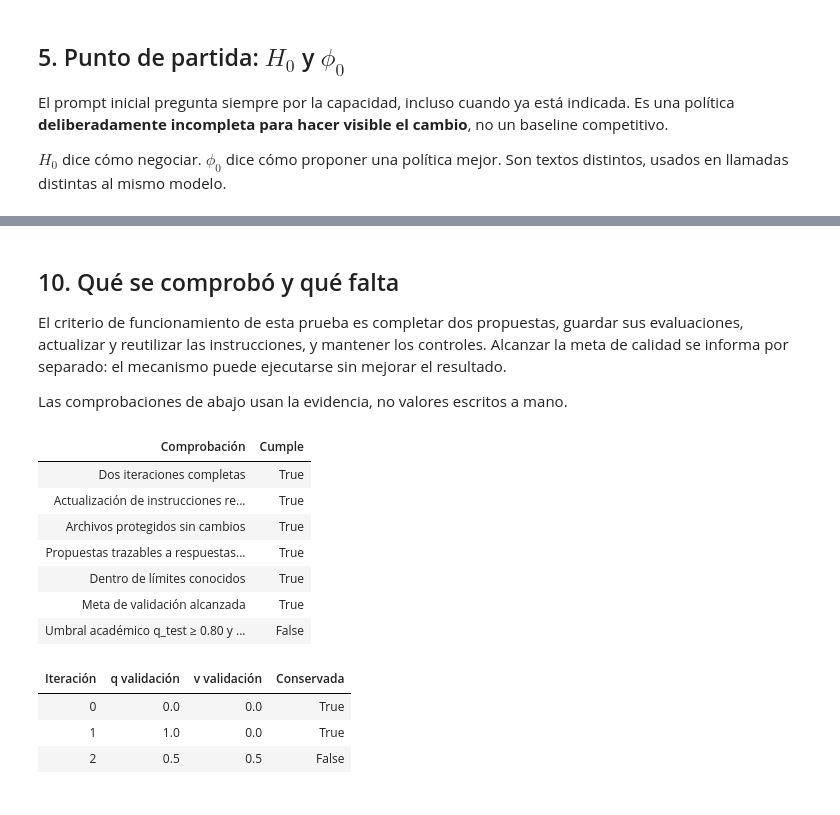
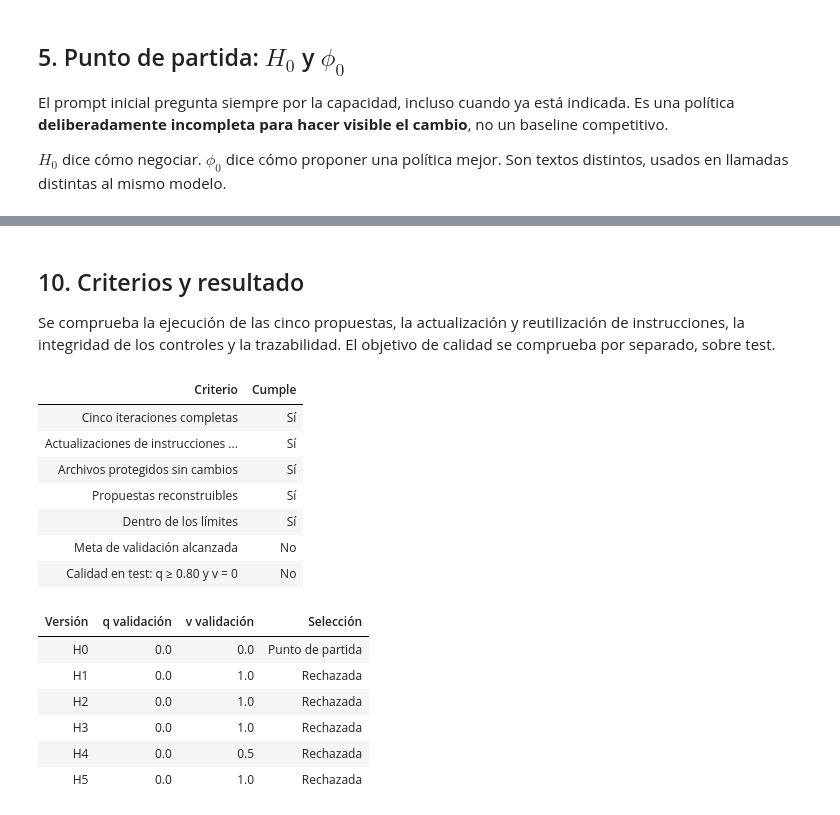
Before and after one commit to jairzinhosantos/thinking-harness, a Jupyter notebook: research/cases/case-0003-debt-negotiation/harness-smoke-test.ipynb, the cells around one changed output, grey strips where cells are left out. Cells and saved outputs as stored; diff of their text form; code cells hidden in the pictures.

Commit message:
research: clarify academic metrics and expand test 1 to five iterations

```diff
--- a/research/cases/case-0003-debt-negotiation/harness-smoke-test.ipynb
+++ b/research/cases/case-0003-debt-negotiation/harness-smoke-test.ipynb
@@ -18,8 +18,6 @@ Para una ejecución nueva, colocar `OPENAI_API_KEY` en el `.env` local del caso
 from pathlib import Path
 import sys
 import json
-import difflib
-from html import escape
 from IPython.display import display, Markdown, HTML
 
 LANGUAGE = 'es'
@@ -33,7 +31,7 @@ sys.path.insert(0, str(CASE / 'utils'))
 from harness_smoke_test import run, load_run, summarize
 from prompt_search import rule_check
 
-RUN_DIR = CASE / 'results/20261031T011555Z-smoke-c57a1a96'
+RUN_DIR = CASE / 'results/20261031T012822Z-smoke-6804549c'
 if RUN_LIVE:
     from dotenv import load_dotenv
     load_dotenv(CASE / '.env', override=False)
@@ -41,13 +39,13 @@ if RUN_LIVE:
 protocol, report = load_run(RUN_DIR)
 calls = [json.loads(line) for line in (RUN_DIR / 'calls.jsonl').read_text().splitlines()]
 
-def table(headers, rows):
-    head = ''.join('<th>' + escape(str(x)) + '</th>' for x in headers)
-    body = ''.join('<tr>' + ''.join('<td>' + escape(str(x)) + '</td>' for x in row) + '</tr>' for row in rows)
-    display(HTML('<table><thead><tr>' + head + '</tr></thead><tbody>' + body + '</tbody></table>'))
+from notebook_view import HarnessTestView, audit_harness_changes
+view = HarnessTestView()
+table = view.rows
 
-print('Protocolo:', report['protocol'])
-print('Ejecución:', report['run_id'])
-print('Estado:', report['status'])
-print('Modo:', 'API nueva' if RUN_LIVE else 'Lectura de evidencia real guardada')
+table(['Registro', 'Valor'], [
+    ['Protocolo', report['protocol']], ['Ejecución', report['run_id']],
+    ['Estado', 'Completada' if report['status'] == 'completed' else 'Detenida'],
+    ['Modo', 'API nueva' if RUN_LIVE else 'Lectura de evidencia guardada'],
+])
 # %% [output]
@@ -342,36 +389,39 @@ Costo reconstruido desde los tokens de API: 0.010418 USD
 # %% [markdown]
-## 10. Qué se comprobó y qué falta
+## 10. Criterios y resultado
 
-El criterio de funcionamiento de esta prueba es completar dos propuestas, guardar sus evaluaciones, actualizar y reutilizar las instrucciones, y mantener los controles. Alcanzar la meta de calidad se informa por separado: el mecanismo puede ejecutarse sin mejorar el resultado.
-
-Las comprobaciones de abajo usan la evidencia, no valores escritos a mano.
+Se comprueba la ejecución de las cinco propuestas, la actualización y reutilización de instrucciones, la integridad de los controles y la trazabilidad. El objetivo de calidad se comprueba por separado, sobre test.
 # %%
 checks = [
-    ['Dos iteraciones completas', report['status'] == 'completed' and len(report['rounds']) == 3],
-    ['Actualización de instrucciones reutilizada', report['N_uso'] >= 1],
+    ['Cinco iteraciones completas', report['status'] == 'completed' and len(report['rounds']) == 6],
+    ['Actualizaciones de instrucciones reutilizadas', report['N_uso'] >= 1],
     ['Archivos protegidos sin cambios', report['V_prot'] == 0],
-    ['Propuestas trazables a respuestas de API', rho == 1],
-    ['Dentro de límites conocidos', not report['usage']['uncertain']
+    ['Propuestas reconstruibles', rho == 1],
+    ['Dentro de los límites', not report['usage']['uncertain']
      and report['usage']['estimated_cost_usd'] <= cfg['max_cost_usd']
      and report['usage']['tokens'] <= cfg['max_total_tokens']
      and report['usage']['calls'] <= protocol['max_calls']],
     ['Meta de validación alcanzada', report['T_meta'] is not None],
-    ['Umbral académico q_test ≥ 0.80 y v_test = 0 (medición estructurada)',
+    ['Calidad en test: q ≥ 0.80 y v = 0',
      report.get('test', {}).get('q', 0) >= 0.80 and report.get('test', {}).get('v', 1) == 0],
 ]
-table(['Comprobación', 'Cumple'], checks)
-table(['Iteración', 'q validación', 'v validación', 'Conservada'],
-      [[r['iteration'], r['validation']['q'], r['validation']['v'], r['accepted']] for r in report['rounds']])
+table(['Criterio', 'Cumple'], checks)
+table(['Versión', 'q validación', 'v validación', 'Selección'],
+      [[f"H{r['iteration']}", r['validation']['q'], r['validation']['v'],
+        'Punto de partida' if r['iteration'] == 0 else ('Conservada' if r['accepted'] else 'Rechazada')]
+       for r in report['rounds']])
 # %% [output]
-| Comprobación | Cumple |
-| Dos iteraciones completas | True |
-| Actualización de instrucciones re... | True |
-| Archivos protegidos sin cambios | True |
-| Propuestas trazables a respuestas... | True |
-| Dentro de límites conocidos | True |
-| Meta de validación alcanzada | True |
-| Umbral académico q_test ≥ 0.80 y ... | False |
+| Criterio | Cumple |
+| Cinco iteraciones completas | Sí |
+| Actualizaciones de instrucciones ... | Sí |
+| Archivos protegidos sin cambios | Sí |
+| Propuestas reconstruibles | Sí |
+| Dentro de los límites | Sí |
+| Meta de validación alcanzada | No |
+| Calidad en test: q ≥ 0.80 y v = 0 | No |
-| Iteración | q validación | v validación | Conservada |
-| 0 | 0.0 | 0.0 | True |
-| 1 | 1.0 | 0.0 | True |
-| 2 | 0.5 | 0.5 | False |
+| Versión | q validación | v validación | Selección |
+| H0 | 0.0 | 0.0 | Punto de partida |
+| H1 | 0.0 | 1.0 | Rechazada |
+| H2 | 0.0 | 1.0 | Rechazada |
+| H3 | 0.0 | 1.0 | Rechazada |
+| H4 | 0.0 | 0.5 | Rechazada |
+| H5 | 0.0 | 1.0 | Rechazada |
```
Also changed, not shown: parts of 20 cells of this notebook, 13 other files.
